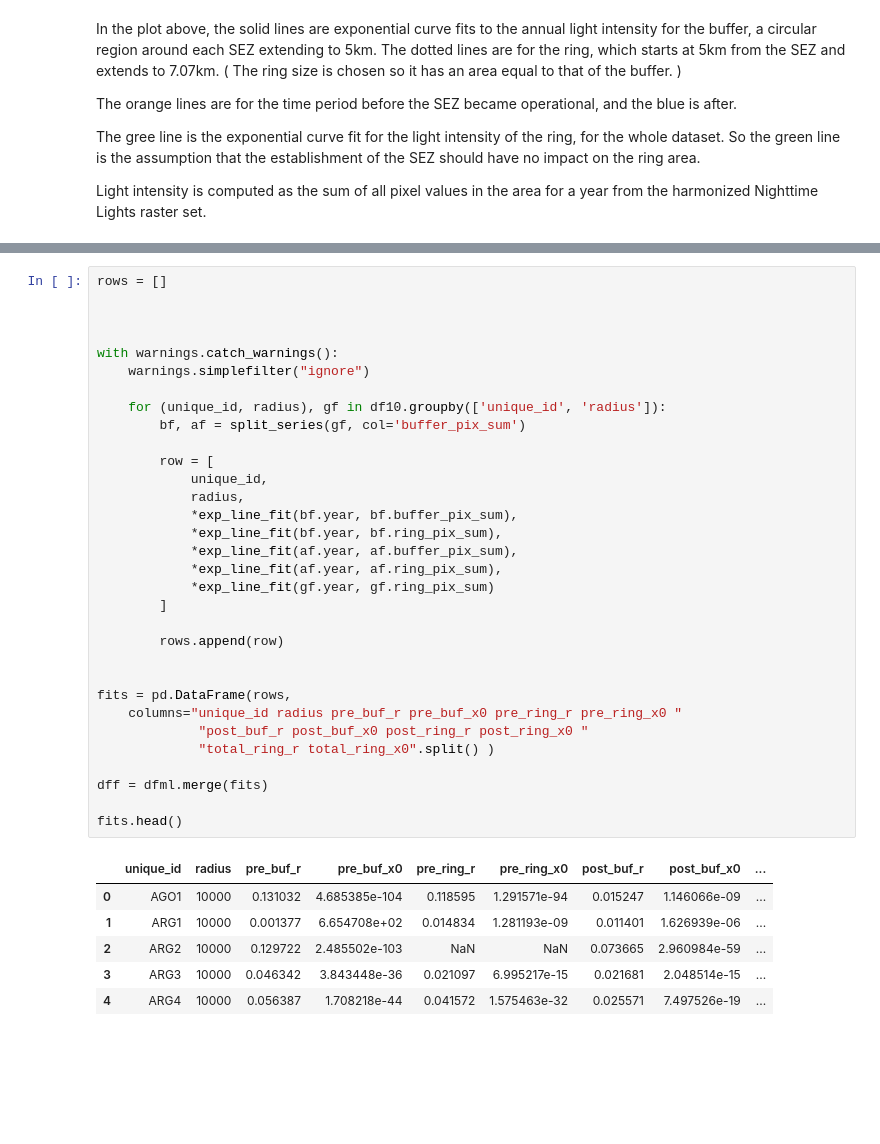
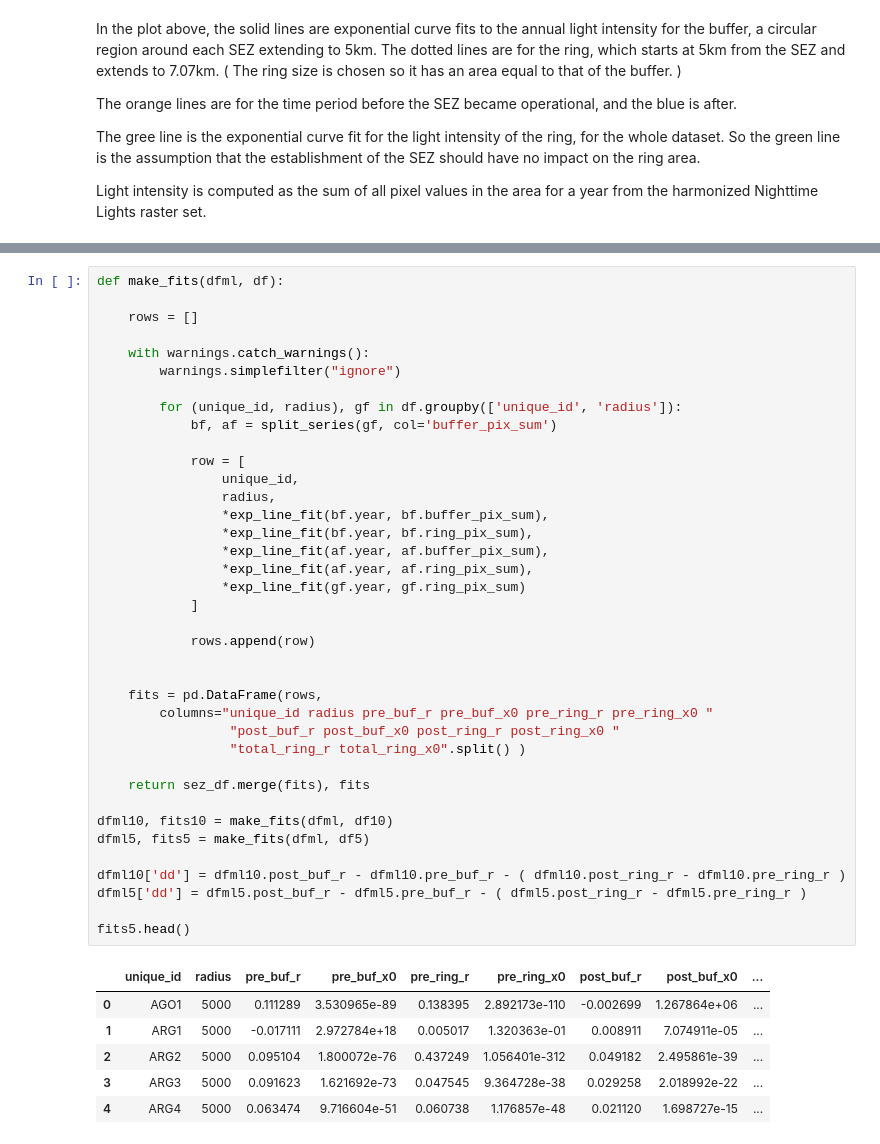
Before and after one commit to sandiegodata-projects/chartercitiesinstitute.org-sez, a Jupyter notebook: notebooks/ericbusboom/05 Mean Lights File.ipynb, the cells around one changed output, grey strips where cells are left out. Drawn from its saved outputs; the diff is of its cells as text; blank space fills up the shorter version.

```diff
--- a/notebooks/ericbusboom/05 Mean Lights File.ipynb
+++ b/notebooks/ericbusboom/05 Mean Lights File.ipynb
@@ -204,42 +245,48 @@ with warnings.catch_warnings():
 # %%
-rows = []
+def make_fits(dfml, df):
+
+    rows = []
+
+    with warnings.catch_warnings():
+        warnings.simplefilter("ignore")
+
+        for (unique_id, radius), gf in df.groupby(['unique_id', 'radius']):
+            bf, af = split_series(gf, col='buffer_pix_sum')
+
+            row = [
+                unique_id,
+                radius,
+                *exp_line_fit(bf.year, bf.buffer_pix_sum),
+                *exp_line_fit(bf.year, bf.ring_pix_sum),
+                *exp_line_fit(af.year, af.buffer_pix_sum),
+                *exp_line_fit(af.year, af.ring_pix_sum),
+                *exp_line_fit(gf.year, gf.ring_pix_sum)
+            ]
+
+            rows.append(row)
 
 
+    fits = pd.DataFrame(rows,
+        columns="unique_id radius pre_buf_r pre_buf_x0 pre_ring_r pre_ring_x0 "
+                 "post_buf_r post_buf_x0 post_ring_r post_ring_x0 "
+                 "total_ring_r total_ring_x0".split() )
 
-with warnings.catch_warnings():
-    warnings.simplefilter("ignore")
+    return sez_df.merge(fits), fits
 
-    for (unique_id, radius), gf in df10.groupby(['unique_id', 'radius']):
-        bf, af = split_series(gf, col='buffer_pix_sum')
+dfml10, fits10 = make_fits(dfml, df10)
+dfml5, fits5 = make_fits(dfml, df5)
 
-        row = [
-            unique_id,
-            radius,
-            *exp_line_fit(bf.year, bf.buffer_pix_sum),
-            *exp_line_fit(bf.year, bf.ring_pix_sum),
-            *exp_line_fit(af.year, af.buffer_pix_sum),
-            *exp_line_fit(af.year, af.ring_pix_sum),
-            *exp_line_fit(gf.year, gf.ring_pix_sum)
-        ]
+dfml10['dd'] = dfml10.post_buf_r - dfml10.pre_buf_r - ( dfml10.post_ring_r - dfml10.pre_ring_r )
+dfml5['dd'] = dfml5.post_buf_r - dfml5.pre_buf_r - ( dfml5.post_ring_r - dfml5.pre_ring_r )
 
-        rows.append(row)
-
-
-fits = pd.DataFrame(rows,
-    columns="unique_id radius pre_buf_r pre_buf_x0 pre_ring_r pre_ring_x0 "
-             "post_buf_r post_buf_x0 post_ring_r post_ring_x0 "
-             "total_ring_r total_ring_x0".split() )
-
-dff = dfml.merge(fits)
-
-fits.head()
+fits5.head()
 # %% [output]
 |  | unique_id | radius | pre_buf_r | pre_buf_x0 | pre_ring_r | pre_ring_x0 | post_buf_r | post_buf_x0 | ... |
-| 0 | AGO1 | 10000 | 0.131032 | 4.685385e-104 | 0.118595 | 1.291571e-94 | 0.015247 | 1.146066e-09 | ... |
-| 1 | ARG1 | 10000 | 0.001377 | 6.654708e+02 | 0.014834 | 1.281193e-09 | 0.011401 | 1.626939e-06 | ... |
-| 2 | ARG2 | 10000 | 0.129722 | 2.485502e-103 | NaN | NaN | 0.073665 | 2.960984e-59 | ... |
-| 3 | ARG3 | 10000 | 0.046342 | 3.843448e-36 | 0.021097 | 6.995217e-15 | 0.021681 | 2.048514e-15 | ... |
-| 4 | ARG4 | 10000 | 0.056387 | 1.708218e-44 | 0.041572 | 1.575463e-32 | 0.025571 | 7.497526e-19 | ... |
+| 0 | AGO1 | 5000 | 0.111289 | 3.530965e-89 | 0.138395 | 2.892173e-110 | -0.002699 | 1.267864e+06 | ... |
+| 1 | ARG1 | 5000 | -0.017111 | 2.972784e+18 | 0.005017 | 1.320363e-01 | 0.008911 | 7.074911e-05 | ... |
+| 2 | ARG2 | 5000 | 0.095104 | 1.800072e-76 | 0.437249 | 1.056401e-312 | 0.049182 | 2.495861e-39 | ... |
+| 3 | ARG3 | 5000 | 0.091623 | 1.621692e-73 | 0.047545 | 9.364728e-38 | 0.029258 | 2.018992e-22 | ... |
+| 4 | ARG4 | 5000 | 0.063474 | 9.716604e-51 | 0.060738 | 1.176857e-48 | 0.021120 | 1.698727e-15 | ... |
 # %%
 def minimal_corr(df, min_periods=5):
     '''Produce a set of correlations of columns in a dataset tha excludes duplicates
```
Also changed, not shown: parts of 14 cells of this notebook, 6 other files.
